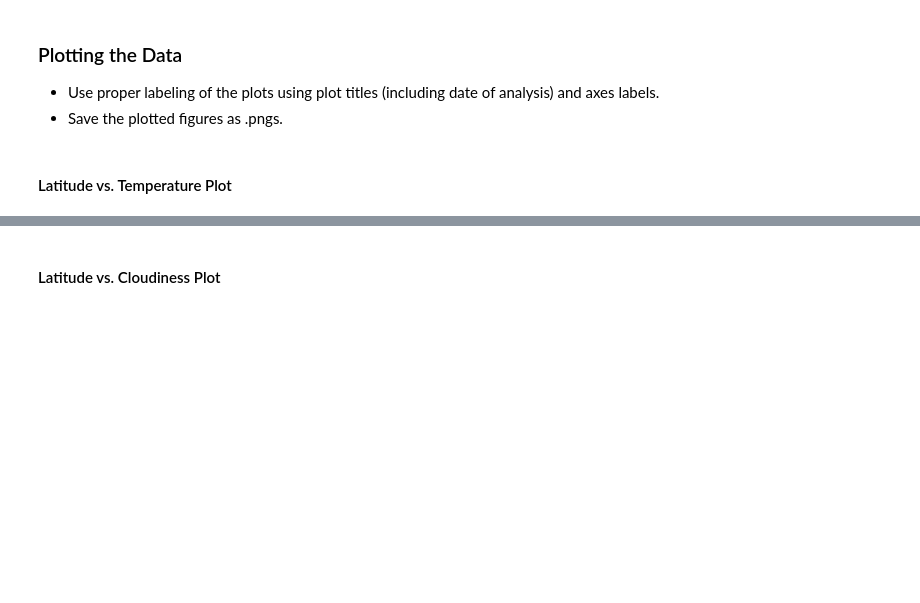
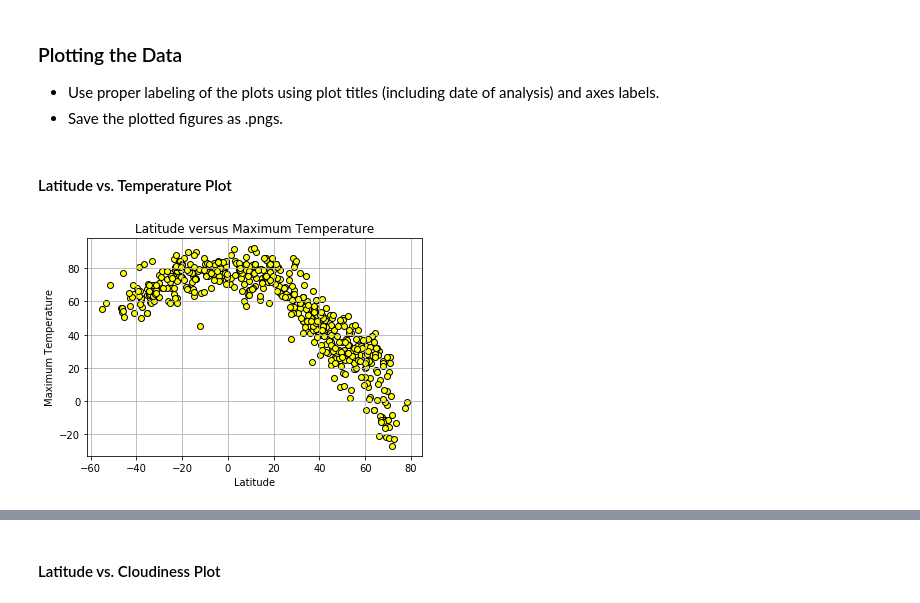
Before and after one commit to RADettmer/python-api-challenge, a Jupyter notebook: WeatherPy.ipynb, the cells around one changed output, grey strips where cells are left out. Saved outputs shown, nothing was run; the diff lists cells and outputs as text; code cells hidden in the pictures; blank space fills up the shorter version.

```diff
--- a/WeatherPy.ipynb
+++ b/WeatherPy.ipynb
@@ -31,9 +31,14 @@ lng_range = (-180, 180)
 # %% [markdown]
 ## Generate Cities List
 # %%
-# List for holding lat_lngs and cities 3/13/2019
+# List for holding lat_lngs and cities
 lat_lngs = []
 cities = []
+
+# Other variables added to be collected in the data frame
+country_code = []
+country = []
+
 
 # Create a set of random lat and lng combinations
 lats = np.random.uniform(low=-90.000, high=90.000, size=1500)
@@ -42,11 +47,18 @@ lat_lngs = zip(lats, lngs)
 
 # Identify nearest city for each lat, lng combination
 for lat_lng in lat_lngs:
-    city = citipy.nearest_city(lat_lng[0], lat_lng[1]).city_name
+    city = citipy.nearest_city(lat_lng[0], lat_lng[1])
+    cityname = city.city_name
+    countryname = city.country_code
+    city_with_country = tuple([cityname.title(), countryname.upper()])
+
 
     # If the city is unique, then add it to a our cities list
-    if city not in cities:
-        cities.append(city)
+    if city_with_country not in country_code:
+        country_code.append(city_with_country)
+        cities.append(city_with_country[0])
+        country.append(city_with_country[1])
 
 # Print the city count to confirm sufficient count
-len(cities)
+totalcities = len(cities)
+print(totalcities)
@@ -54,0 +67,4 @@ print(cities)
+# %%
+#collect city, country, latitude and longitude into a data frame
+city_df = pd.DataFrame({"City": cities, "Country": country})
+city_df.head()
@@ -54,0 +78,10 @@ print(cities)
+# %%
+#add other columns to data frame with "NaN" values for easier clean up
+city_df["Latitude"] = np.nan
+city_df["Longitude"] = np.nan
+city_df["Max Temp(F)"] = np.nan
+city_df["Humidity(%)"] = np.nan
+city_df["Cloudiness(%)"] = np.nan
+city_df["Wind Speed(MPH)"] = np.nan
+city_df["Date"] = np.nan
+city_df.head()
@@ -234,0 +188,4 @@ wdata_df.info()
+# %%
+#remove empty cells
+city_df = city_df.dropna(how='any')
+city_df.count()
@@ -252,9 +225,12 @@ wdata_df.head()
 # %% [markdown]
 #### Latitude vs. Temperature Plot
 # %%
-#plot lat vs max temp - 3/13/2019
-plt.scatter(wdata_df.iloc[:,2], wdata_df.iloc[:,5], marker = 'o', facecolors = 'yellow', edgecolors = 'black')
+#plot lat vs max temp
+plt.scatter(city_df.iloc[:,2], city_df.iloc[:,4], marker = 'o', facecolors = 'yellow', edgecolors = 'black')
 plt.xlabel("Latitude")
 plt.ylabel("Maximum Temperature")
 plt.title("Latitude versus Maximum Temperature")
 plt.grid()
+plt.savefig("lat_vs_max_temp.png")
+# %% [output]
+[figure, added]
```
Also changed, not shown: parts of 41 cells of this notebook, 1 other file.
